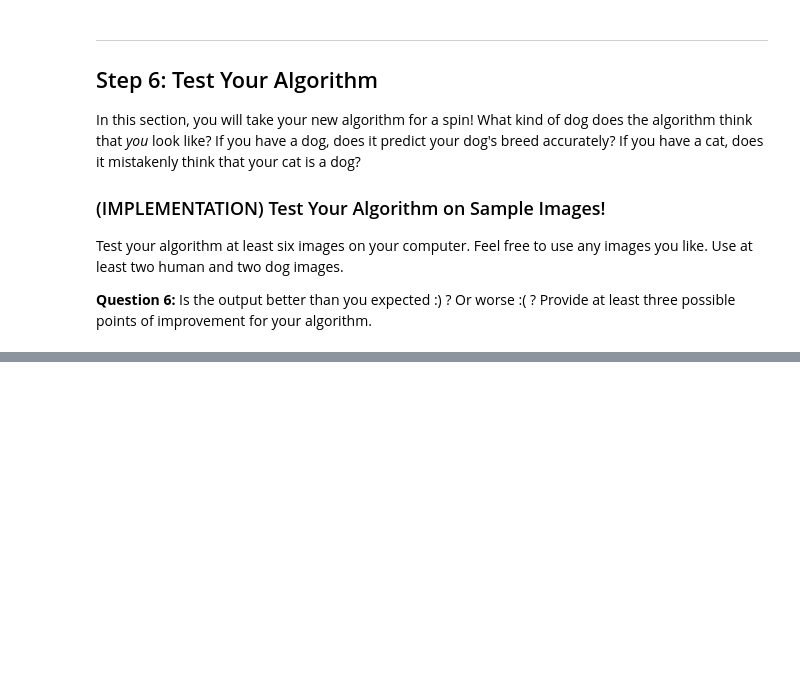
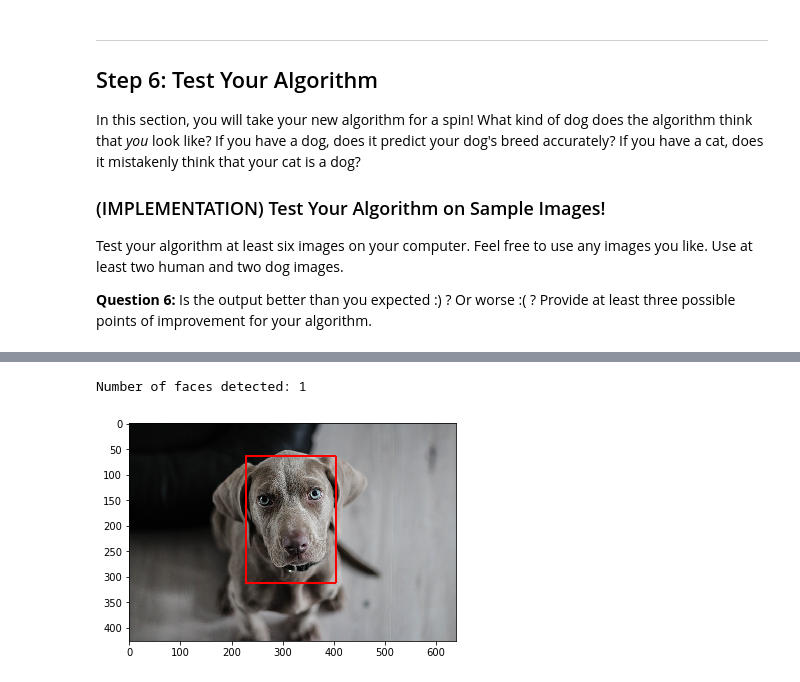
Before and after one commit to abtripathi/predicting_dog_breeds, a Jupyter notebook: dog_app.ipynb, the cells around one changed output, grey strips where cells are left out. Saved outputs shown, nothing was run; the diff lists cells and outputs as text; code cells hidden in the pictures; blank space fills up the shorter version.

```diff
--- a/dog_app.ipynb
+++ b/dog_app.ipynb
@@ -788,0 +981,3 @@ for file in np.hstack((human_files[:3], dog_files[:3])):
+# %%
+for i in range(10):
+    print(run_app(stevejobs_image))
@@ -788,0 +995,3 @@ for file in np.hstack((human_files[:3], dog_files[:3])):
+# %%
+for i in range(10):
+    print(run_app(dog_image1))
@@ -788,0 +1009,3 @@ for file in np.hstack((human_files[:3], dog_files[:3])):
+# %%
+for i in range(10):
+    print(run_app(dog_image2))
@@ -788,0 +1023,3 @@ for file in np.hstack((human_files[:3], dog_files[:3])):
+# %%
+for i in range(10):
+    print(run_app(cat_image))
@@ -788,0 +1037,32 @@ for file in np.hstack((human_files[:3], dog_files[:3])):
+# %%
+### using dnn algorithm
+
+nboxes=[]
+modelFile = "models/res10_300x300_ssd_iter_140000_fp16.caffemodel"
+configFile = "models/deploy.prototxt"
+net = cv2.dnn.readNetFromCaffe(configFile,modelFile)
+img = cv2.imread(dog_image2)
+
+h, w = img.shape[:2]
+blob = cv2.dnn.blobFromImage(cv2.resize(img, (300, 300)), 1.0,
+(300, 300), (104.0, 117.0, 123.0))
+net.setInput(blob)
+faces = net.forward()
+#print(faces[0,0,0,2])
+#to draw faces on image
+for i in range(faces.shape[2]):
+        confidence = faces[0, 0, i, 2]
+        if confidence > 0.95:
+            box = faces[0, 0, i, 3:7] * np.array([w, h, w, h])
+            (x, y, x1, y1) = box.astype("int")
+            nboxes.append(box)
+            cv2.rectangle(img, (x, y), (x1, y1), (0,0,255), 2)
+
+cv_rgb = cv2.cvtColor(img, cv2.COLOR_BGR2RGB)
+print('Number of faces detected:', len(nboxes))
+# display the image, along with bounding box
+plt.imshow(cv_rgb)
+plt.show()
+# %% [output]
+Number of faces detected: 1
+[figure, added]
```
Also changed, not shown: parts of 40 cells of this notebook, 4 other files.
